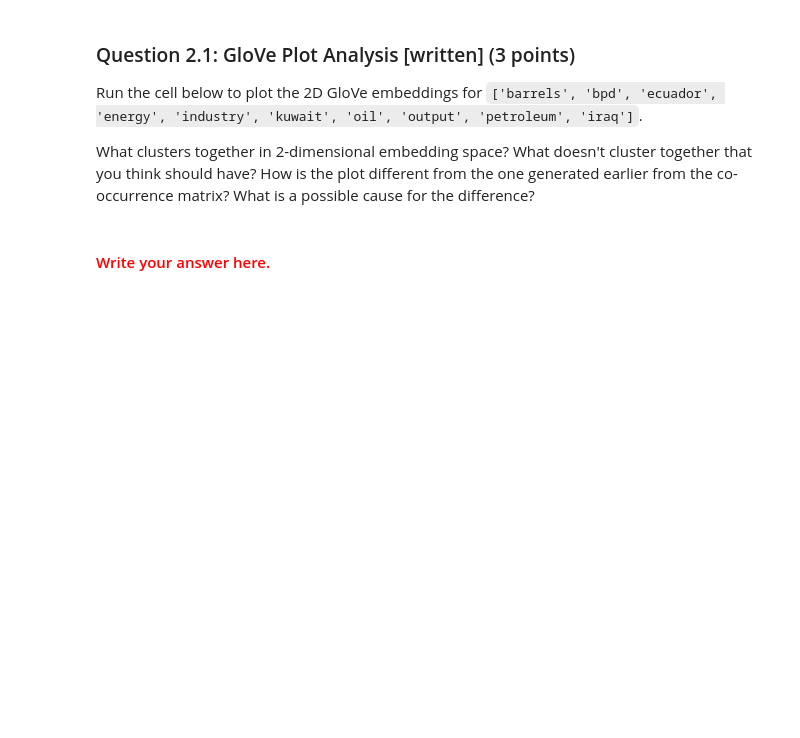
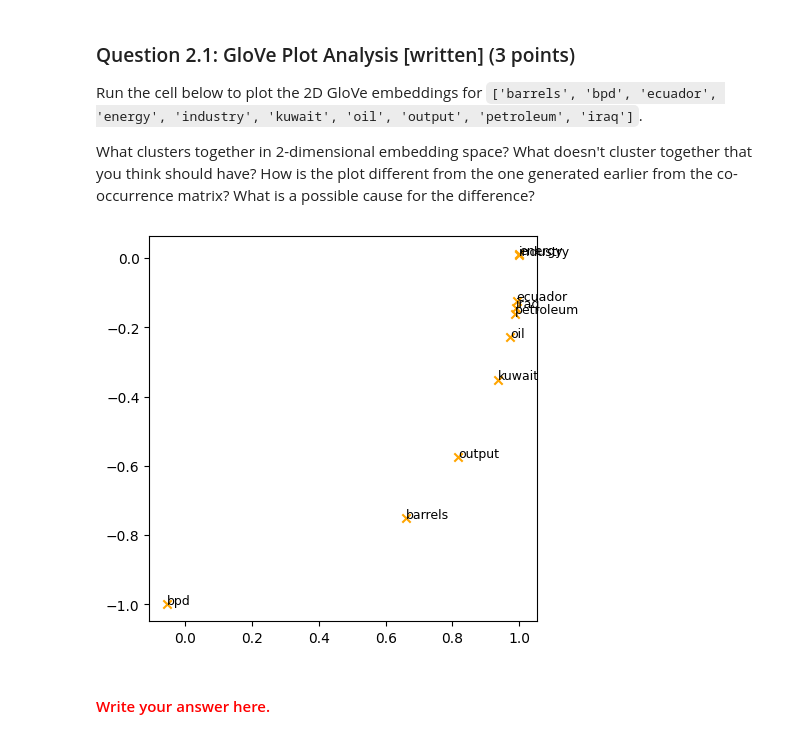
Before and after one commit to gear/nlp-gear, a Jupyter notebook: drills/scs224n/a1/exploring_word_vectors.ipynb, the cells around one changed output. Saved outputs shown, nothing was run; the diff lists cells and outputs as text; code cells hidden in the pictures; blank space fills up the shorter version.

```diff
--- a/drills/scs224n/a1/exploring_word_vectors.ipynb
+++ b/drills/scs224n/a1/exploring_word_vectors.ipynb
@@ -444,7 +476,7 @@ def get_matrix_of_vectors(wv_from_bin, required_words=['barrels', 'bpd', 'ecuado
             word2ind: dictionary mapping each word to its row number in M
     """
     import random
-    words = list(wv_from_bin.vocab.keys())
+    words = wv_from_bin.index_to_key.copy()
     print("Shuffling words ...")
     random.seed(224)
     random.shuffle(words)
@@ -455,7 +487,7 @@ def get_matrix_of_vectors(wv_from_bin, required_words=['barrels', 'bpd', 'ecuado
     curInd = 0
     for w in words:
         try:
-            M.append(wv_from_bin.word_vec(w))
+            M.append(wv_from_bin.get_vector(w))
             word2ind[w] = curInd
             curInd += 1
         except KeyError:
@@ -464,7 +496,7 @@ def get_matrix_of_vectors(wv_from_bin, required_words=['barrels', 'bpd', 'ecuado
         if w in words:
             continue
         try:
-            M.append(wv_from_bin.word_vec(w))
+            M.append(wv_from_bin.get_vector(w))
             word2ind[w] = curInd
             curInd += 1
         except KeyError:
@@ -493,7 +531,10 @@ Run the cell below to plot the 2D GloVe embeddings for `['barrels', 'bpd', 'ecua
 What clusters together in 2-dimensional embedding space? What doesn't cluster together that you think should have? How is the plot different from the one generated earlier from the co-occurrence matrix? What is a possible cause for the difference?
 # %%
 words = ['barrels', 'bpd', 'ecuador', 'energy', 'industry', 'kuwait', 'oil', 'output', 'petroleum', 'iraq']
+plt.figure(figsize=(5,5))
 plot_embeddings(M_reduced_normalized, word2ind, words)
+# %% [output]
+[figure, added]
 # %% [markdown]
 #### <font color="red">Write your answer here.</font>
 # %% [markdown]
```
Also changed, not shown: parts of 17 cells of this notebook.
